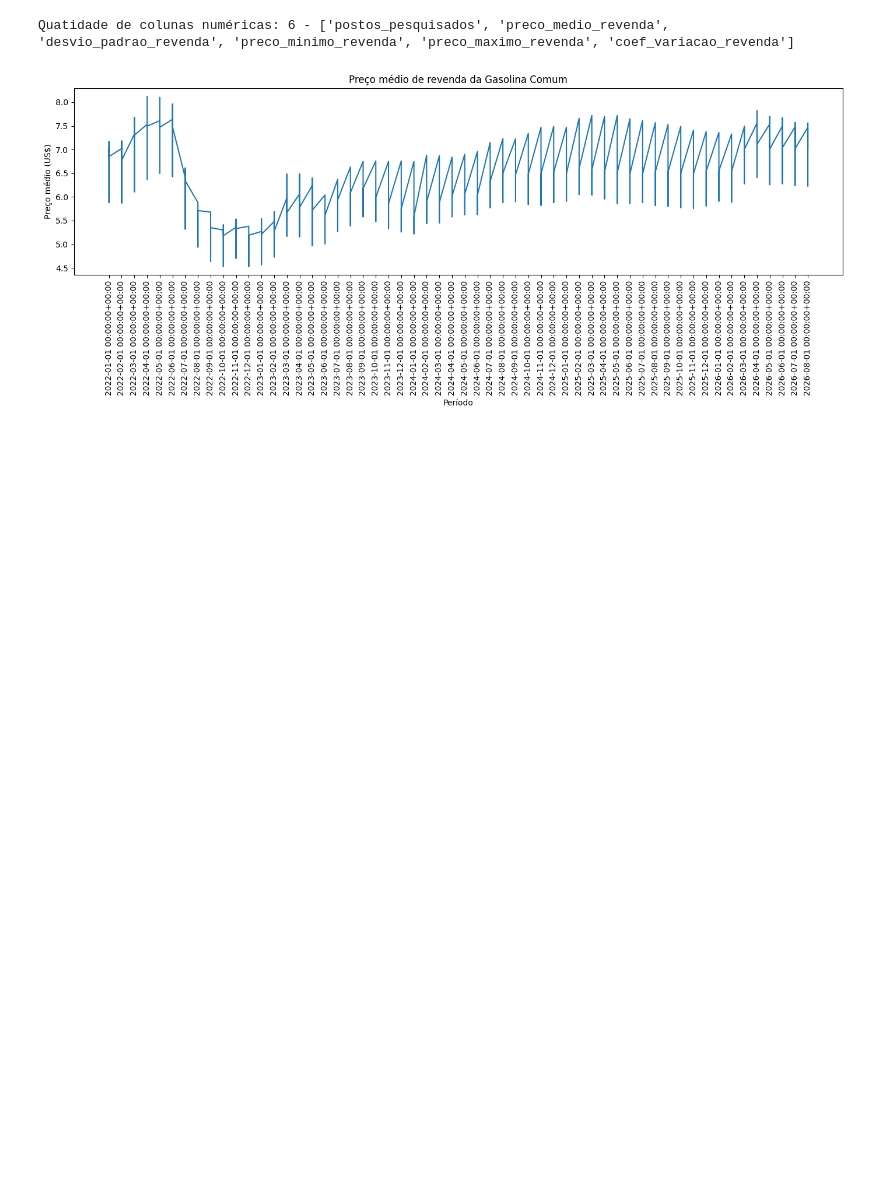
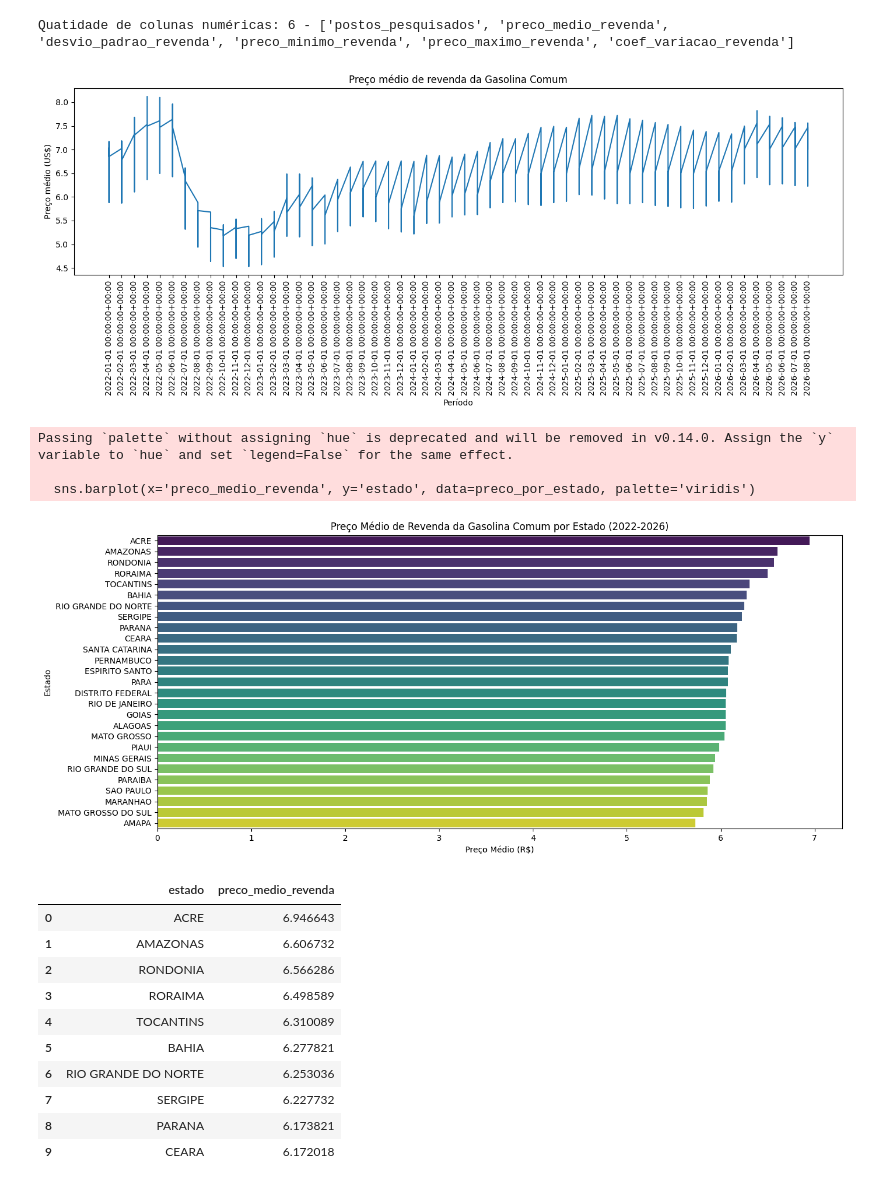
Before and after one commit to vitorjensen/Python_para_Analise_de_Dados, a Jupyter notebook: Projetos/Análise Exploratória de Combustível/Análise_Exploratória_de_Combustível.ipynb, the cells around one changed output. Saved outputs shown, nothing was run; the diff lists cells and outputs as text; code cells hidden in the pictures; blank space fills up the shorter version.

Commit message:
Análise de estados com maior preço médio de revenda

```diff
--- a/Projetos/Análise Exploratória de Combustível/Análise_Exploratória_de_Combustível.ipynb
+++ b/Projetos/Análise Exploratória de Combustível/Análise_Exploratória_de_Combustível.ipynb
@@ -481,3 +467,42 @@ display(maiores_altas)
 
 menores_altas = df_anp.nsmallest(10, 'coef_variacao_revenda')
 display(menores_altas)
+# %%
+# Análise de estados com maior preço médio de revenda
+
+# Garantindo que a coluna 'mes_ano' seja do tipo datetime
+df_anp['mes_ano'] = pd.to_datetime(df_anp['mes_ano'], errors='coerce')
+
+# 1. Criando a coluna de ano extraindo do datetime 'mes_ano'
+df_anp['ano'] = df_anp['mes_ano'].dt.year
+
+# 2. Agrupando por estado para obter a média geral do preço de revenda
+preco_por_estado = df_anp.groupby('estado')['preco_medio_revenda'].mean().sort_values(ascending=False).reset_index()
+
+# Plotando o gráfico das maiores médias de revenda por estado (Geral)
+plt.figure(figsize=(14, 6))
+sns.barplot(x='preco_medio_revenda', y='estado', data=preco_por_estado, palette='viridis')
+plt.title('Preço Médio de Revenda da Gasolina Comum por Estado (2022-2026)')
+plt.xlabel('Preço Médio (R$)')
+plt.ylabel('Estado')
+plt.tight_layout()
+plt.show()
+
+# Exibindo os top 10 estados com maior preço médio
+display(preco_por_estado.head(10))
+# %% [output]
+Passing `palette` without assigning `hue` is deprecated and will be removed in v0.14.0. Assign the `y` variable to `hue` and set `legend=False` for the same effect.
+
+  sns.barplot(x='preco_medio_revenda', y='estado', data=preco_por_estado, palette='viridis')
+[figure, added]
+|  | estado | preco_medio_revenda |
+| 0 | ACRE | 6.946643 |
+| 1 | AMAZONAS | 6.606732 |
+| 2 | RONDONIA | 6.566286 |
+| 3 | RORAIMA | 6.498589 |
+| 4 | TOCANTINS | 6.310089 |
+| 5 | BAHIA | 6.277821 |
+| 6 | RIO GRANDE DO NORTE | 6.253036 |
+| 7 | SERGIPE | 6.227732 |
+| 8 | PARANA | 6.173821 |
+| 9 | CEARA | 6.172018 |
```
Also changed, not shown: parts of 1 cell of this notebook.
